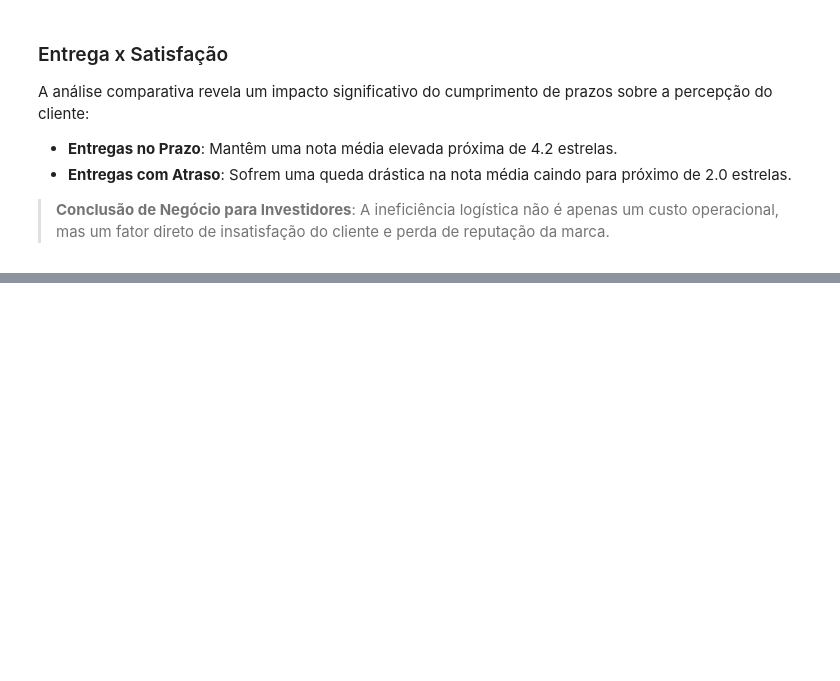
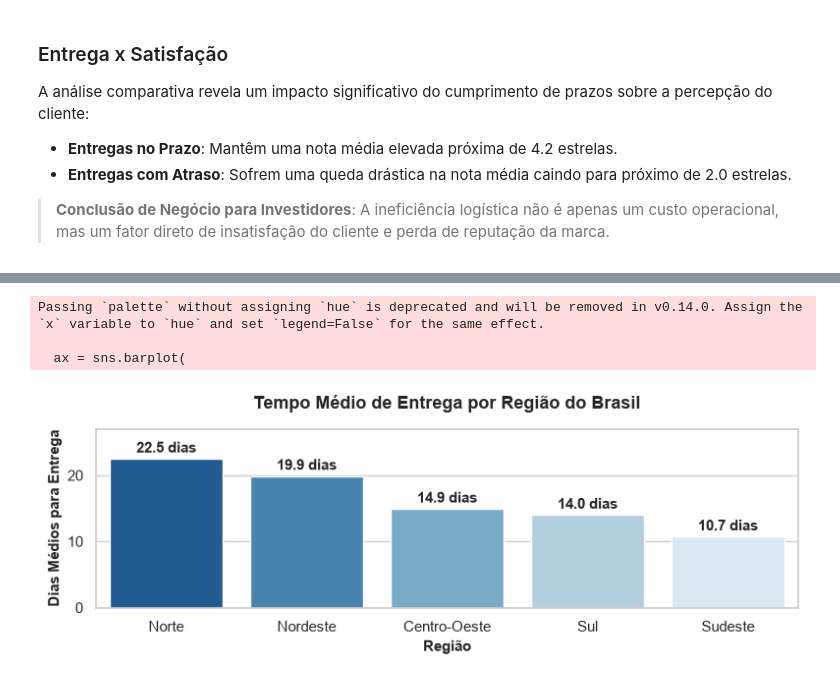
Before and after one commit to Maikonzitos/tech-challenge-01, a Jupyter notebook: notebooks/dados.ipynb, the cells around one changed output, grey strips where cells are left out. Cells and saved outputs as stored; diff of their text form; code cells hidden in the pictures; blank space fills up the shorter version.

```diff
--- a/notebooks/dados.ipynb
+++ b/notebooks/dados.ipynb
@@ -245,0 +406,49 @@ A análise comparativa revela um impacto significativo do cumprimento de prazos
+# %%
+#dicionario de mapeamento dos estados com as regioes
+mapa_regioes = {
+    'AC': 'Norte', 'AM': 'Norte', 'AP': 'Norte', 'PA': 'Norte', 'RO': 'Norte', 'RR': 'Norte', 'TO': 'Norte',
+    'AL': 'Nordeste', 'BA': 'Nordeste', 'CE': 'Nordeste', 'MA': 'Nordeste', 'PB': 'Nordeste',
+    'PE': 'Nordeste', 'PI': 'Nordeste', 'RN': 'Nordeste', 'SE': 'Nordeste',
+    'DF': 'Centro-Oeste', 'GO': 'Centro-Oeste', 'MT': 'Centro-Oeste', 'MS': 'Centro-Oeste',
+    'ES': 'Sudeste', 'MG': 'Sudeste', 'RJ': 'Sudeste', 'SP': 'Sudeste',
+    'PR': 'Sul', 'RS': 'Sul', 'SC': 'Sul'
+}
+
+df_entregues['regiao_cliente'] = df_entregues['customer_state'].map(mapa_regioes)
+
+# agrupando metricas por regiao
+resumo_regioes = df_entregues.groupby('regiao_cliente').agg(
+    tempo_medio=('tempo_entrega_dias', 'mean'),
+    taxa_atraso=('foi_atrasado', 'mean'),
+    nota_media=('review_score', 'mean'),
+    pedidos=('order_id', 'count')
+).reset_index()
+
+resumo_regioes['taxa_atraso'] = resumo_regioes['taxa_atraso'] * 100
+resumo_regioes = resumo_regioes.sort_values(by='tempo_medio', ascending=False)
+
+# grafico de lead time por regia
+plt.figure(figsize=(8, 3))
+ax = sns.barplot(
+    data=resumo_regioes,
+    x='regiao_cliente',
+    y='tempo_medio',
+    palette='Blues_r'
+)
+plt.title('Tempo Médio de Entrega por Região do Brasil', fontsize=13, fontweight='bold', pad=15)
+plt.xlabel('Região', fontsize=11, fontweight='bold')
+plt.ylabel('Dias Médios para Entrega', fontsize=11, fontweight='bold')
+plt.ylim(0, resumo_regioes['tempo_medio'].max() * 1.2)
+
+for p in ax.patches:
+    ax.annotate(f'{p.get_height():.1f} dias',
+                (p.get_x() + p.get_width() / 2., p.get_height() + 0.5),
+                ha='center', va='bottom', fontsize=10.5, fontweight='bold')
+
+plt.tight_layout()
+plt.show()
+# %% [output]
+Passing `palette` without assigning `hue` is deprecated and will be removed in v0.14.0. Assign the `x` variable to `hue` and set `legend=False` for the same effect.
+
+  ax = sns.barplot(
+[figure, added]
```
Also changed, not shown: parts of 37 cells of this notebook.
